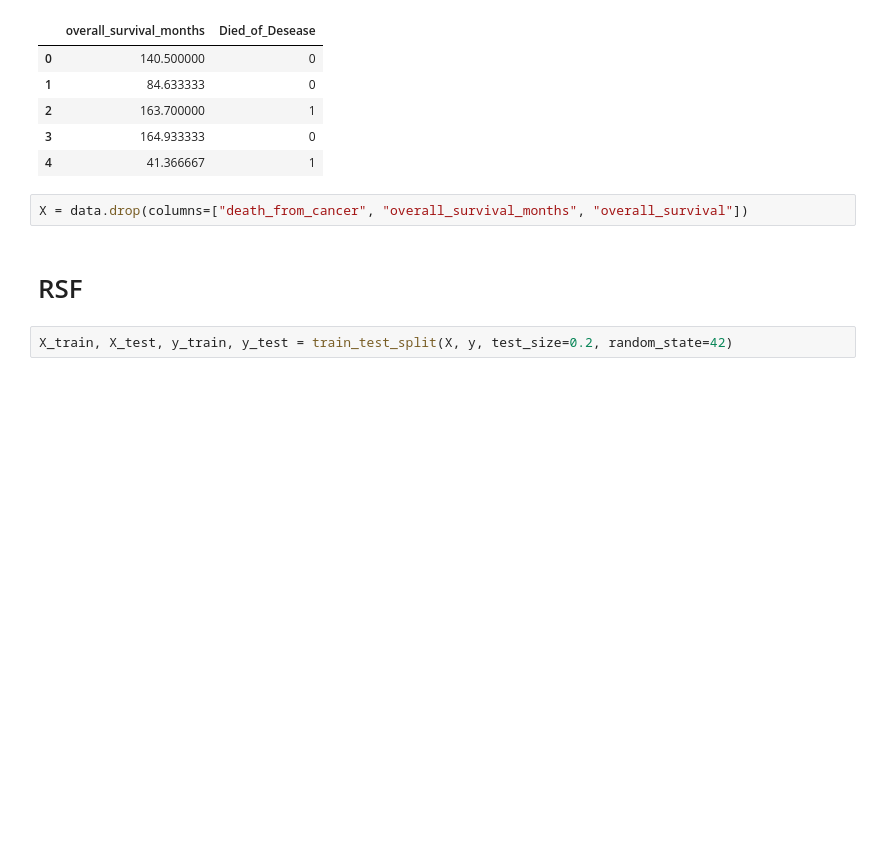
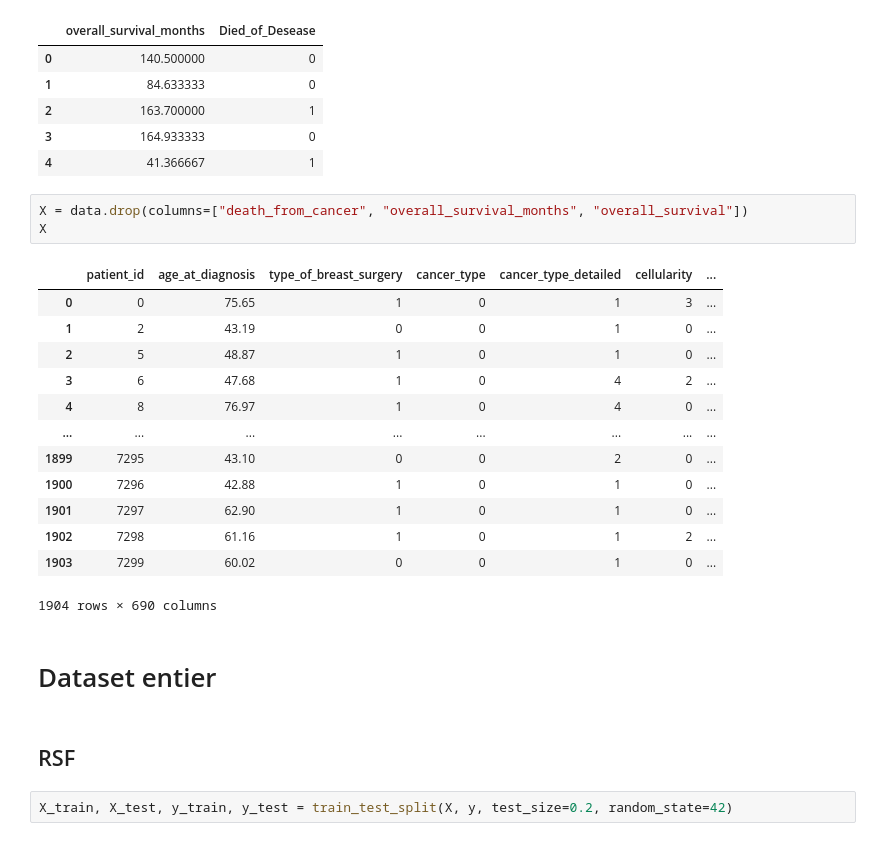
Before and after one commit to Clement-Dn/Surv-ML, a Jupyter notebook: SurvTreeShap_Metabric.ipynb, the cells around one changed output. Cells and saved outputs as stored; diff of their text form; blank space fills up the shorter version.

```diff
--- a/SurvTreeShap_Metabric.ipynb
+++ b/SurvTreeShap_Metabric.ipynb
@@ -117,8 +117,25 @@ See the caveats in the documentation: https://pandas.pydata.org/pandas-docs/stab
 | 4 | 41.366667 | 1 |
 # %%
 X = data.drop(columns=["death_from_cancer", "overall_survival_months", "overall_survival"])
+X
+# %% [output]
+|  | patient_id | age_at_diagnosis | type_of_breast_surgery | cancer_type | cancer_type_detailed | cellularity | ... |
+| 0 | 0 | 75.65 | 1 | 0 | 1 | 3 | ... |
+| 1 | 2 | 43.19 | 0 | 0 | 1 | 0 | ... |
+| 2 | 5 | 48.87 | 1 | 0 | 1 | 0 | ... |
+| 3 | 6 | 47.68 | 1 | 0 | 4 | 2 | ... |
+| 4 | 8 | 76.97 | 1 | 0 | 4 | 0 | ... |
+| ... | ... | ... | ... | ... | ... | ... | ... |
+| 1899 | 7295 | 43.10 | 0 | 0 | 2 | 0 | ... |
+| 1900 | 7296 | 42.88 | 1 | 0 | 1 | 0 | ... |
+| 1901 | 7297 | 62.90 | 1 | 0 | 1 | 0 | ... |
+| 1902 | 7298 | 61.16 | 1 | 0 | 1 | 2 | ... |
+| 1903 | 7299 | 60.02 | 0 | 0 | 1 | 0 | ... |
+1904 rows × 690 columns
+# %% [markdown]
+# Dataset entier
 # %% [markdown]
-# RSF
+## RSF
 # %%
 X_train, X_test, y_train, y_test = train_test_split(X, y, test_size=0.2, random_state=42)
 # %%
```
Also changed, not shown: parts of 26 cells of this notebook.
